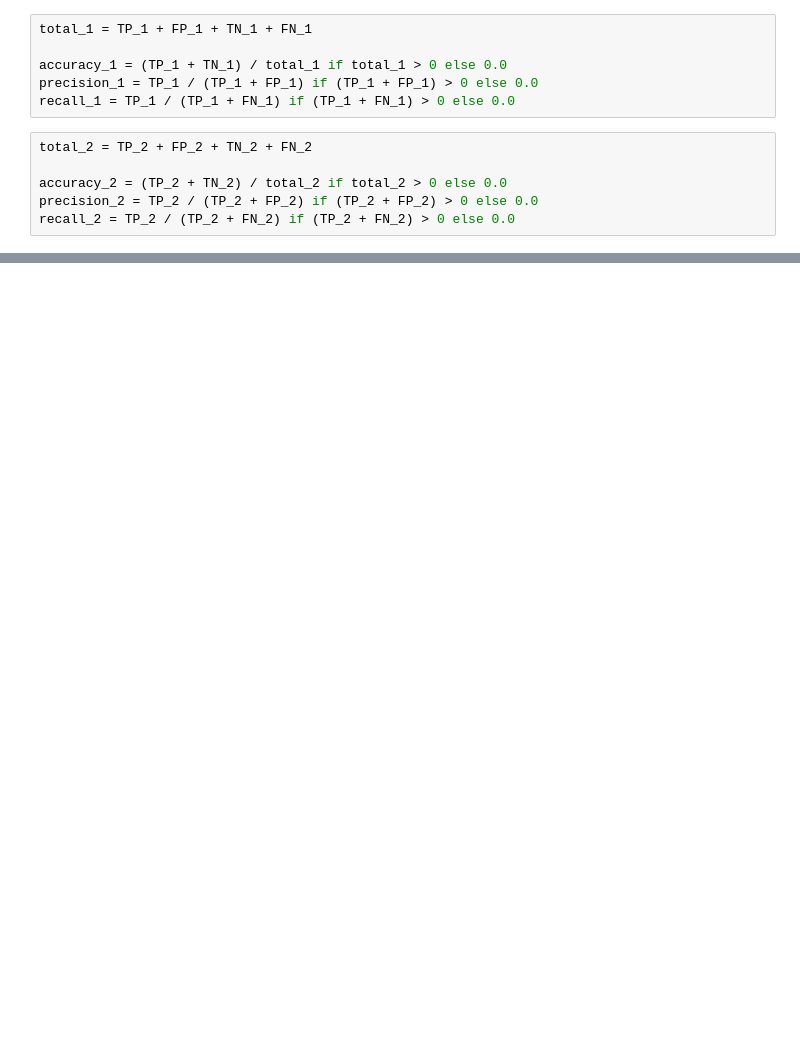
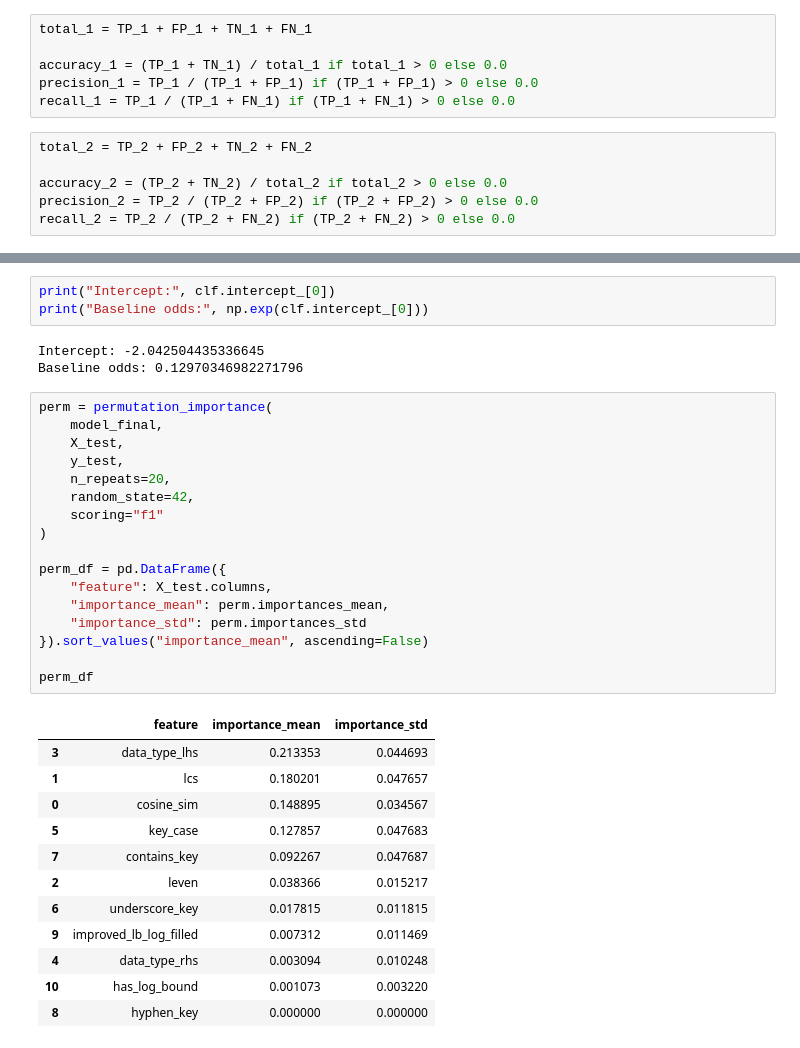
Before and after one commit to Jynns/dataprofiling_gen_fd, a Jupyter notebook: notebooks/pruning_policy.ipynb, the cells around one changed output, grey strips where cells are left out. Saved outputs shown, nothing was run; the diff lists cells and outputs as text; blank space fills up the shorter version.

```diff
--- a/notebooks/pruning_policy.ipynb
+++ b/notebooks/pruning_policy.ipynb
@@ -1126,0 +1298,36 @@ metrics
+# %%
+print("Intercept:", clf.intercept_[0])
+print("Baseline odds:", np.exp(clf.intercept_[0]))
+# %% [output]
+Intercept: -2.042504435336645
+Baseline odds: 0.12970346982271796
+# %%
+perm = permutation_importance(
+    model_final,
+    X_test,
+    y_test,
+    n_repeats=20,
+    random_state=42,
+    scoring="f1"
+)
+
+perm_df = pd.DataFrame({
+    "feature": X_test.columns,
+    "importance_mean": perm.importances_mean,
+    "importance_std": perm.importances_std
+}).sort_values("importance_mean", ascending=False)
+
+perm_df
+# %% [output]
+|  | feature | importance_mean | importance_std |
+| 3 | data_type_lhs | 0.213353 | 0.044693 |
+| 1 | lcs | 0.180201 | 0.047657 |
+| 0 | cosine_sim | 0.148895 | 0.034567 |
+| 5 | key_case | 0.127857 | 0.047683 |
+| 7 | contains_key | 0.092267 | 0.047687 |
+| 2 | leven | 0.038366 | 0.015217 |
+| 6 | underscore_key | 0.017815 | 0.011815 |
+| 9 | improved_lb_log_filled | 0.007312 | 0.011469 |
+| 4 | data_type_rhs | 0.003094 | 0.010248 |
+| 10 | has_log_bound | 0.001073 | 0.003220 |
+| 8 | hyphen_key | 0.000000 | 0.000000 |
```
Also changed, not shown: parts of 50 cells of this notebook, 9 other files.
